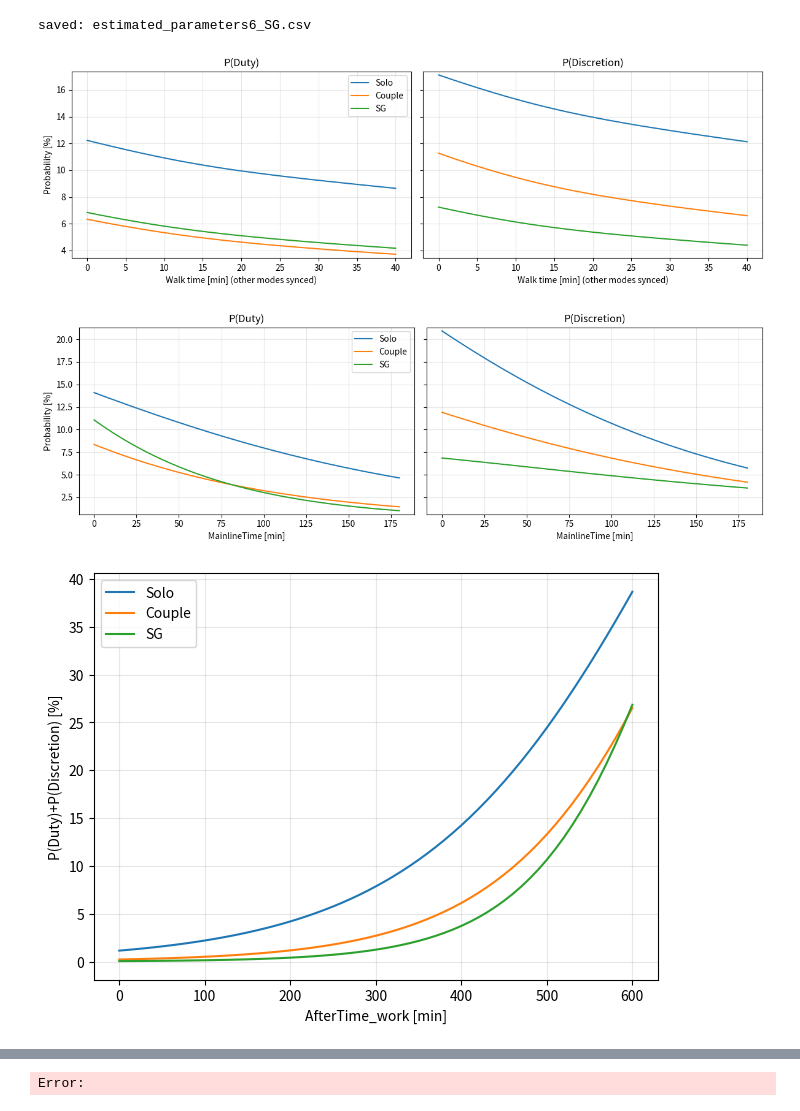
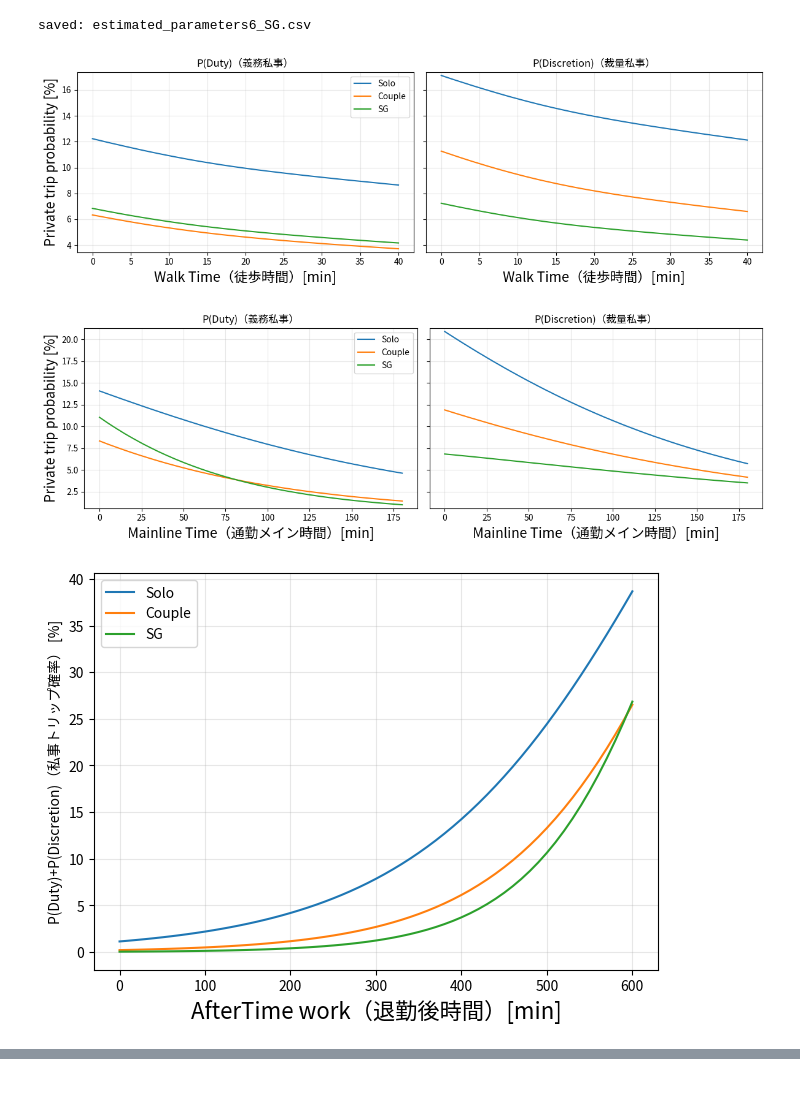
Before and after one commit to MITSUKI-cv/estimate, a Jupyter notebook: notebooks/Nested_logit_estimate/use_estimate/Nested_logit6_household.ipynb, the cells around one changed output, grey strips where cells are left out. Saved outputs shown, nothing was run; the diff lists cells and outputs as text; code cells hidden in the pictures.

```diff
--- a/notebooks/Nested_logit_estimate/use_estimate/Nested_logit6_household.ipynb
+++ b/notebooks/Nested_logit_estimate/use_estimate/Nested_logit6_household.ipynb
@@ -1009,9 +1009,9 @@ fig, axes = plt.subplots(1, 2, figsize=(12, 4), sharey=True)
 ax = axes[0]
 for name, (P_DU, P_DI) in curves.items():
     ax.plot(WA_grid, P_DU * 100, label=name)
-ax.set_xlabel("Walk time [min] (other modes synced)")
-ax.set_ylabel("Probability [%]")
-ax.set_title("P(Duty)")
+ax.set_xlabel("Walk Time（徒歩時間）[min]", fontsize=16)
+ax.set_ylabel("Private trip probability [%]", fontsize=16)
+ax.set_title("P(Duty)（義務私事）")
 ax.set_ylim(*ylim)
 ax.grid(True, alpha=0.3)
 ax.legend()
@@ -1019,8 +1019,8 @@ ax.legend()
 ax = axes[1]
 for name, (P_DU, P_DI) in curves.items():
     ax.plot(WA_grid, P_DI * 100, label=name)
-ax.set_xlabel("Walk time [min] (other modes synced)")
-ax.set_title("P(Discretion)")
+ax.set_xlabel("Walk Time（徒歩時間）[min]", fontsize=16)
+ax.set_title("P(Discretion)（裁量私事）")
 ax.set_ylim(*ylim)
 ax.grid(True, alpha=0.3)
 
@@ -1053,9 +1053,9 @@ fig, axes = plt.subplots(1, 2, figsize=(12, 4), sharey=True)
 ax = axes[0]
 for name, (P_DU, P_DI) in curves.items():
     ax.plot(MACM_grid, P_DU * 100, label=name)
-ax.set_xlabel("MainlineTime [min]")
-ax.set_ylabel("Probability [%]")
-ax.set_title("P(Duty)")
+ax.set_xlabel("Mainline Time（通勤メイン時間）[min]", fontsize=16)
+ax.set_ylabel("Private trip probability [%]", fontsize=16)
+ax.set_title("P(Duty)（義務私事）")
 ax.set_ylim(*ylim)
 ax.grid(True, alpha=0.3)
 ax.legend()
@@ -1063,41 +1063,41 @@ ax.legend()
 ax = axes[1]
 for name, (P_DU, P_DI) in curves.items():
     ax.plot(MACM_grid, P_DI * 100, label=name)
-ax.set_xlabel("MainlineTime [min]")
-ax.set_title("P(Discretion)")
+ax.set_xlabel("Mainline Time（通勤メイン時間）[min]", fontsize=16)
+ax.set_title("P(Discretion)（裁量私事）")
 ax.set_ylim(*ylim)
 ax.grid(True, alpha=0.3)
 
 plt.tight_layout()
 plt.show()
 
 # ---------- C) 退勤後時間：Ptr と限界効果
 AF_grid = np.arange(0.0, 600.0 + 10.0, 10.0)
 
 # (1) Ptr = P(DU)+P(DI)
 plt.figure()
 for name, beta in betas.items():
     Ptr, dPtr = afterwork_time_Ptr(beta, HHM_by_segment[name], child2_by_segment[name], AF_grid)
     plt.plot(AF_grid, Ptr * 100, label=name)
-plt.xlabel("AfterTime_work [min]")
-plt.ylabel("P(Duty)+P(Discretion) [%]")
+plt.xlabel("AfterTime work（退勤後時間）[min]", fontsize=16)
+plt.ylabel("P(Duty)+P(Discretion)（私事トリップ確率） [%]")
 plt.grid(True, alpha=0.3)
 plt.legend()
 plt.tight_layout()
 plt.show()
 
 # (2) dPtr/dAfterTime
 plt.figure()
 for name, beta in betas.items():
     Ptr, dPtr = afterwork_time_Ptr(beta, HHM_by_segment[name], child2_by_segment[name], AF_grid)
     plt.plot(AF_grid, dPtr, label=name)
-plt.xlabel("AfterTime_work [min]")
+plt.xlabel("AfterTime work（退勤後時間）[min]")
 plt.ylabel("d(P(DU)+P(DI))/dAfterTime  [per 1 min]")
 plt.grid(True, alpha=0.3)
 plt.legend()
 plt.tight_layout()
 plt.show()
 # %% [output]
-[figure, old version]
+[figure, new version]
-[figure, old version]
+[figure, new version]
-[figure, old version]
+[figure, new version]
@@ -1105 +1104,0 @@ plt.show()
-Error:
```
Also changed, not shown: parts of 5 cells of this notebook, 2 other files.
